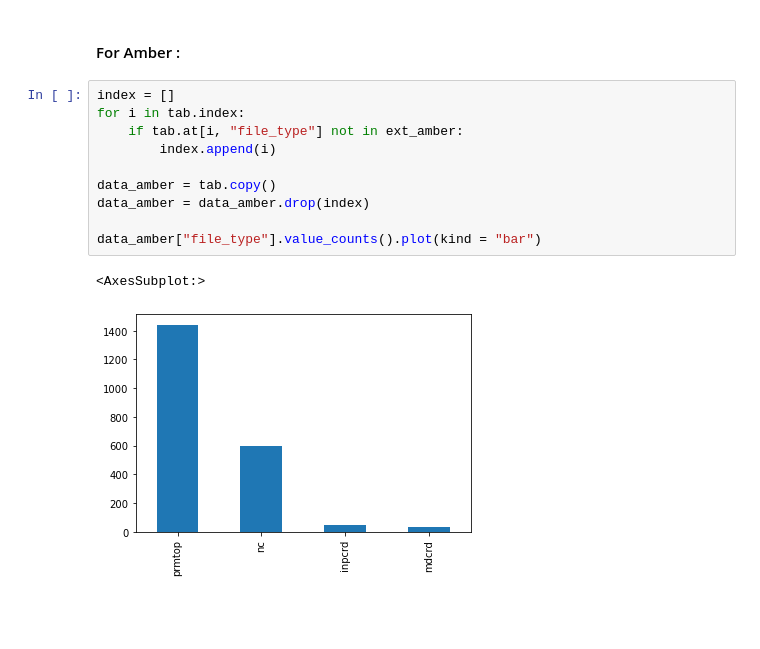
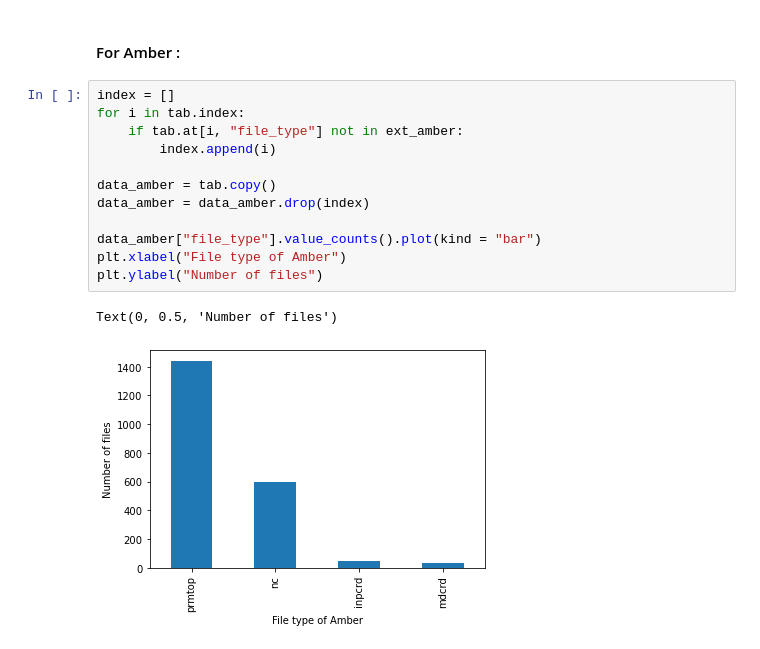
Before and after one commit to MDverse/mdws, a Jupyter notebook: analysis.ipynb, the cells around one changed output. Cells and saved outputs as stored; diff of their text form; blank space fills up the shorter version.

```diff
--- a/analysis.ipynb
+++ b/analysis.ipynb
@@ -131,13 +134,15 @@ data_namd["file_type"].value_counts().plot(kind = "bar")
 # %%
 index = []
 for i in tab.index:
     if tab.at[i, "file_type"] not in ext_amber:
         index.append(i)
 
 data_amber = tab.copy()
 data_amber = data_amber.drop(index)
 
 data_amber["file_type"].value_counts().plot(kind = "bar")
+plt.xlabel("File type of Amber")
+plt.ylabel("Number of files")
 # %% [output]
-<AxesSubplot:>
+Text(0, 0.5, 'Number of files')
-[figure, old version]
+[figure, new version]
```
Also changed, not shown: parts of 9 cells of this notebook.
